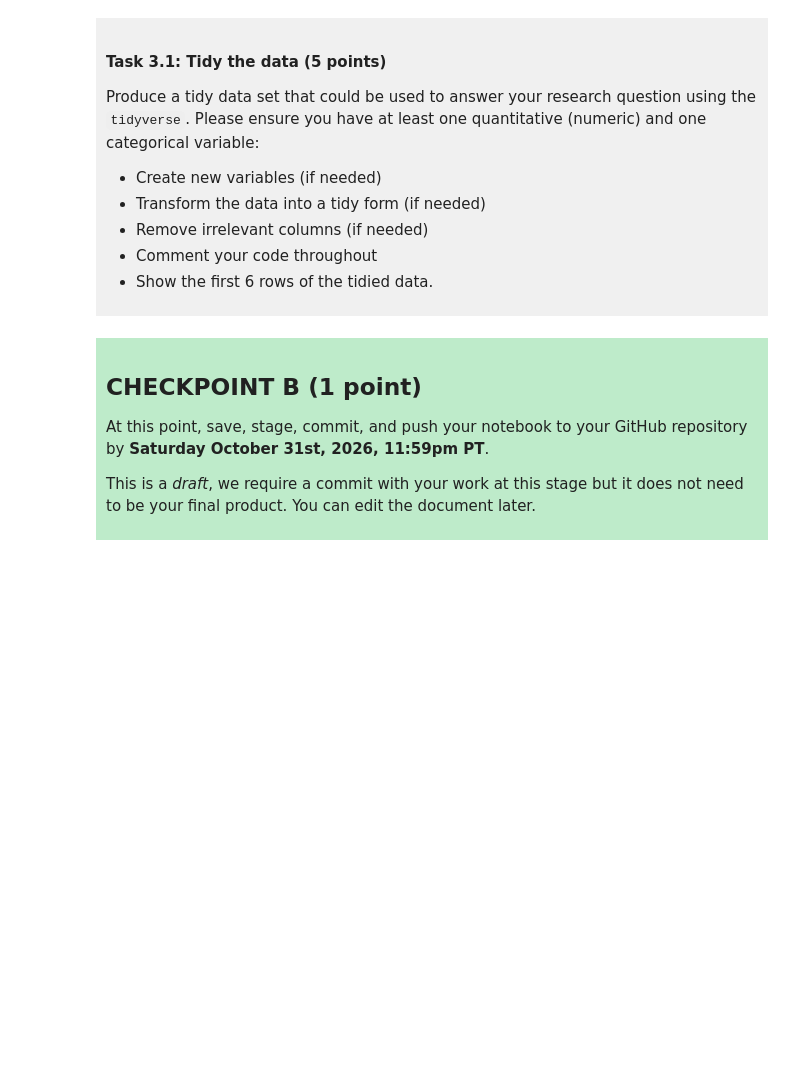
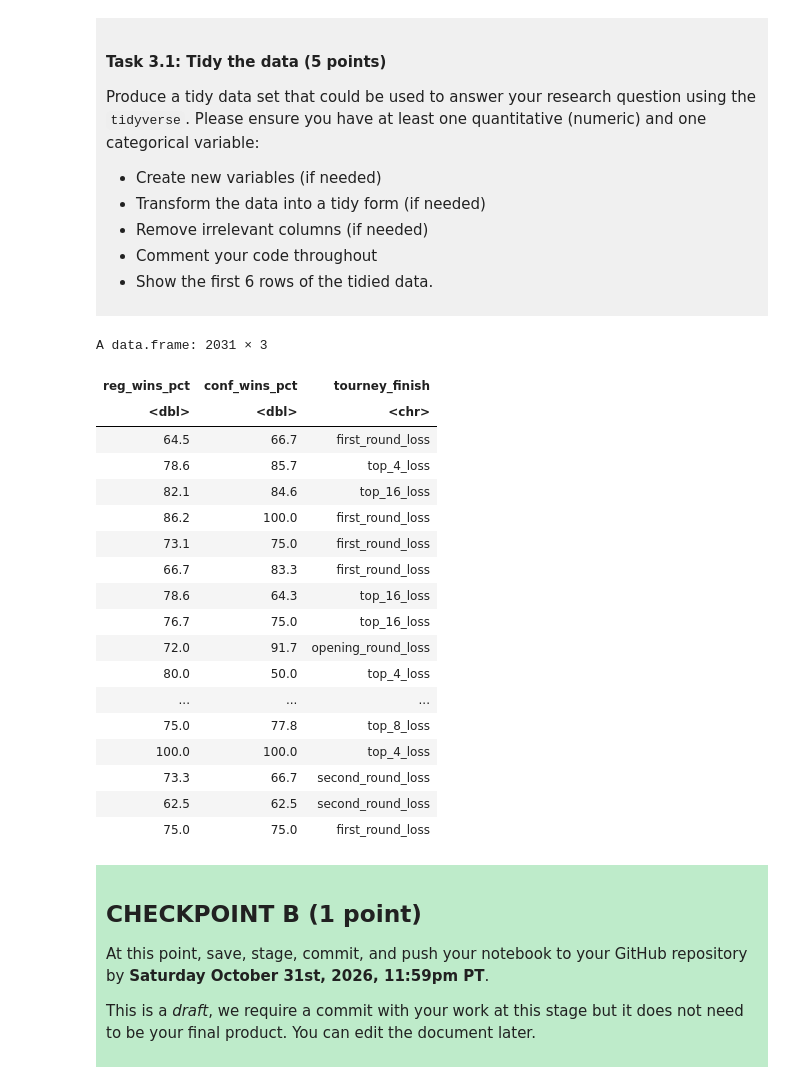
Before and after one commit to cdeshirley/dsci-100-project-chloe-deshirley, a Jupyter notebook: dsci-100-project-notebook.ipynb, the cells around one changed output. Saved outputs shown, nothing was run; the diff lists cells and outputs as text; code cells hidden in the pictures; blank space fills up the shorter version.

```diff
--- a/dsci-100-project-notebook.ipynb
+++ b/dsci-100-project-notebook.ipynb
@@ -188,7 +199,30 @@ Produce a tidy data set that could be used to answer your research question usin
 
 </div>
 # %%
-### EDIT THIS CODE CELL ###
+library(tidyverse)
+tidy_wncaa <- select(wncaa_data, reg_wins_pct, conf_wins_pct, tourney_finish) |>
+drop_na()
+tidy_wncaa
+# %% [output]
+A data.frame: 2031 × 3
+| reg_wins_pct | conf_wins_pct | tourney_finish |
+| <dbl> | <dbl> | <chr> |
+| 64.5 | 66.7 | first_round_loss |
+| 78.6 | 85.7 | top_4_loss |
+| 82.1 | 84.6 | top_16_loss |
+| 86.2 | 100.0 | first_round_loss |
+| 73.1 | 75.0 | first_round_loss |
+| 66.7 | 83.3 | first_round_loss |
+| 78.6 | 64.3 | top_16_loss |
+| 76.7 | 75.0 | top_16_loss |
+| 72.0 | 91.7 | opening_round_loss |
+| 80.0 | 50.0 | top_4_loss |
+| ... | ... | ... |
+| 75.0 | 77.8 | top_8_loss |
+| 100.0 | 100.0 | top_4_loss |
+| 73.3 | 66.7 | second_round_loss |
+| 62.5 | 62.5 | second_round_loss |
+| 75.0 | 75.0 | first_round_loss |
 # %% [markdown]
 <div style="background-color: #beebca; padding: 10px;">
 
```
Also changed, not shown: parts of 3 cells of this notebook.
